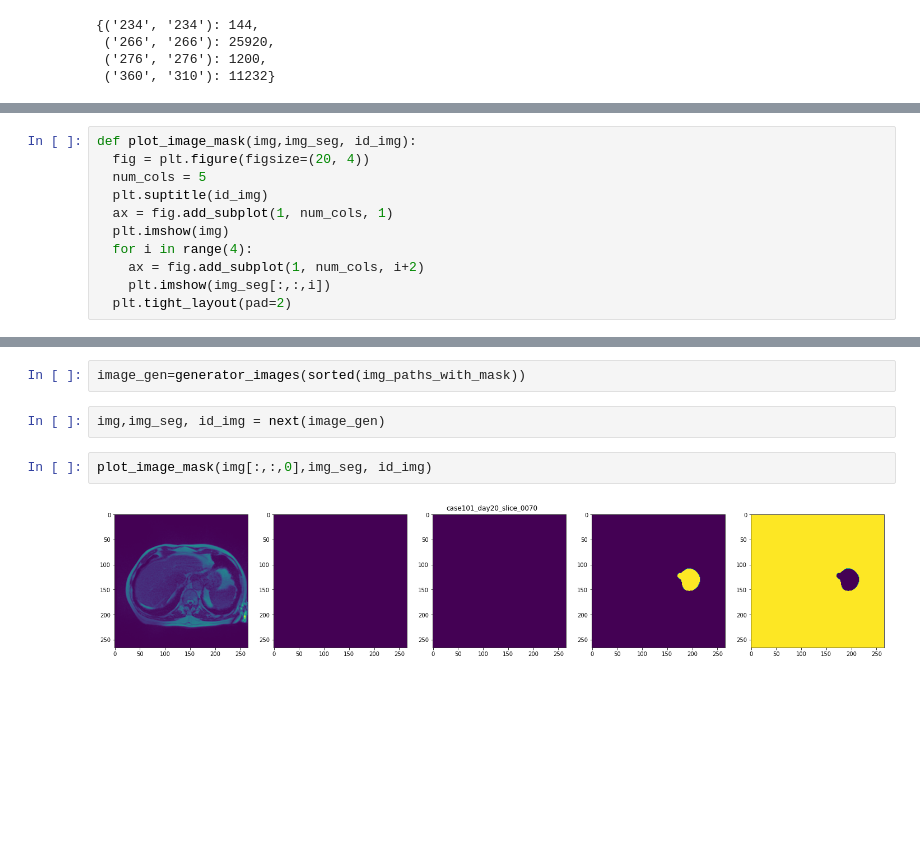
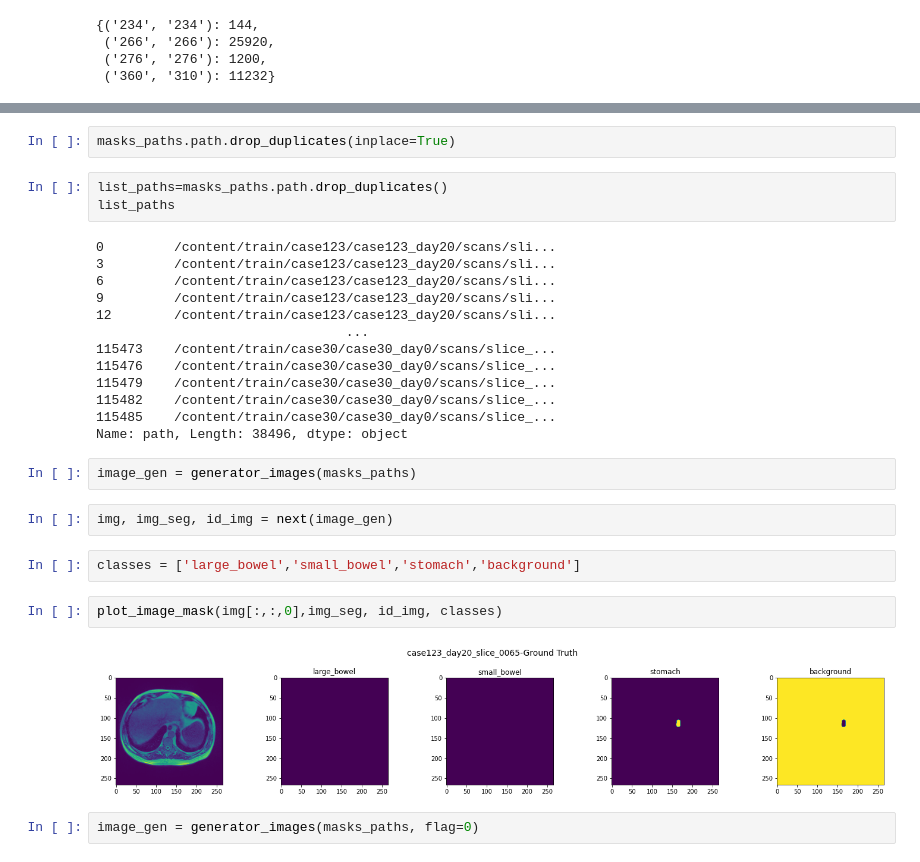
Before and after one commit to mayayank95/Final-project, a Jupyter notebook: FinalProject_EDA&Preprocessing.ipynb, the cells around one changed output, grey strips where cells are left out. Drawn from its saved outputs; the diff is of its cells as text; blank space fills up the shorter version.

```diff
--- a/FinalProject_EDA&Preprocessing.ipynb
+++ b/FinalProject_EDA&Preprocessing.ipynb
@@ -497,11 +457,0 @@ def generator_images(filelist):
-# %%
-def plot_image_mask(img,img_seg, id_img):
-  fig = plt.figure(figsize=(20, 4))
-  num_cols = 5
-  plt.suptitle(id_img)
-  ax = fig.add_subplot(1, num_cols, 1)
-  plt.imshow(img)
-  for i in range(4):
-    ax = fig.add_subplot(1, num_cols, i+2)
-    plt.imshow(img_seg[:,:,i])
-  plt.tight_layout(pad=2)
@@ -510,8 +458,30 @@ img_paths_with_mask = df_path[df_path['id_img'].isin(masks_without_na.id)].path.
+# %%
+masks_paths.path.drop_duplicates(inplace=True)
+# %%
+list_paths=masks_paths.path.drop_duplicates()
+list_paths
+# %% [output]
+0         /content/train/case123/case123_day20/scans/sli...
+3         /content/train/case123/case123_day20/scans/sli...
+6         /content/train/case123/case123_day20/scans/sli...
+9         /content/train/case123/case123_day20/scans/sli...
+12        /content/train/case123/case123_day20/scans/sli...
+                                ...
+115473    /content/train/case30/case30_day0/scans/slice_...
+115476    /content/train/case30/case30_day0/scans/slice_...
+115479    /content/train/case30/case30_day0/scans/slice_...
+115482    /content/train/case30/case30_day0/scans/slice_...
+115485    /content/train/case30/case30_day0/scans/slice_...
+Name: path, Length: 38496, dtype: object
 # %%
-image_gen=generator_images(sorted(img_paths_with_mask))
+image_gen = generator_images(masks_paths)
 # %%
-img,img_seg, id_img = next(image_gen)
+img, img_seg, id_img = next(image_gen)
+# %%
+classes = ['large_bowel','small_bowel','stomach','background']
 # %%
-plot_image_mask(img[:,:,0],img_seg, id_img)
+plot_image_mask(img[:,:,0],img_seg, id_img, classes)
 # %% [output]
-[figure, old version]
+[figure, new version]
+# %%
+image_gen = generator_images(masks_paths, flag=0)
```
Also changed, not shown: parts of 22 cells of this notebook, 1 other file.
